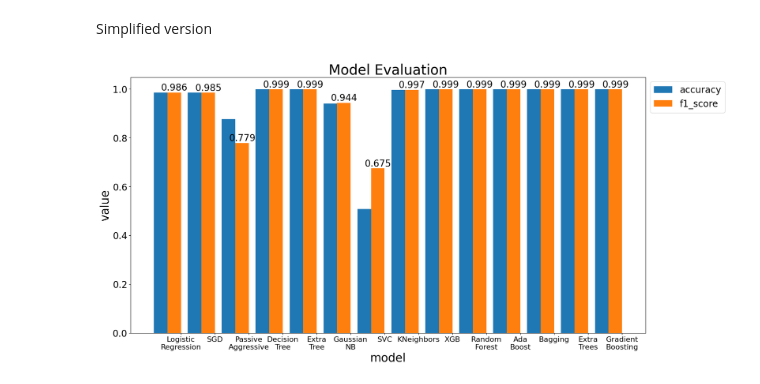
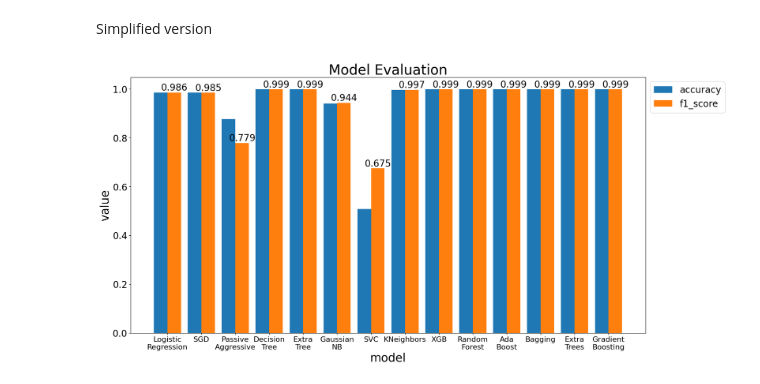
Before and after one commit to YungPingXu/Cyber-Attack-Lifecycle-and-Technique-Detection, a Jupyter notebook: binary_detection/binary_detection.ipynb, the cells around one changed output. Drawn from its saved outputs; the diff is of its cells as text; code cells hidden in the pictures.

Commit message:
update figure

```diff
--- a/binary_detection/binary_detection.ipynb
+++ b/binary_detection/binary_detection.ipynb
@@ -144,20 +144,20 @@ Simplified version
 # %%
 width = 0.4
 x = np.arange(len(models))
 plt.figure(figsize=(20, 10))
 plt.bar(x, result['accuracy'], width, label='accuracy')
 bar = plt.bar(x+width, result['f1_score'], width, label='f1_score')
 plt.bar_label(bar, label_type='edge', fontsize=20)
 plt.xticks(x+width, models)
 plt.title('Model Evaluation', fontsize=30)
-plt.xticks(x+1.5*width, models)
+plt.xticks(x+0.5*width, models)
 plt.xlabel('model', fontsize=25)
 plt.ylabel('value', fontsize=25)
 plt.rcParams.update({
     'xtick.labelsize': 16,
     'ytick.labelsize': 20,
 })
 plt.legend(bbox_to_anchor=(1, 1), loc='upper left', fontsize=20)
 plt.show()
 # %% [output]
-[figure, old version]
+[figure, new version]
```
Also changed, not shown: 3 other files.
